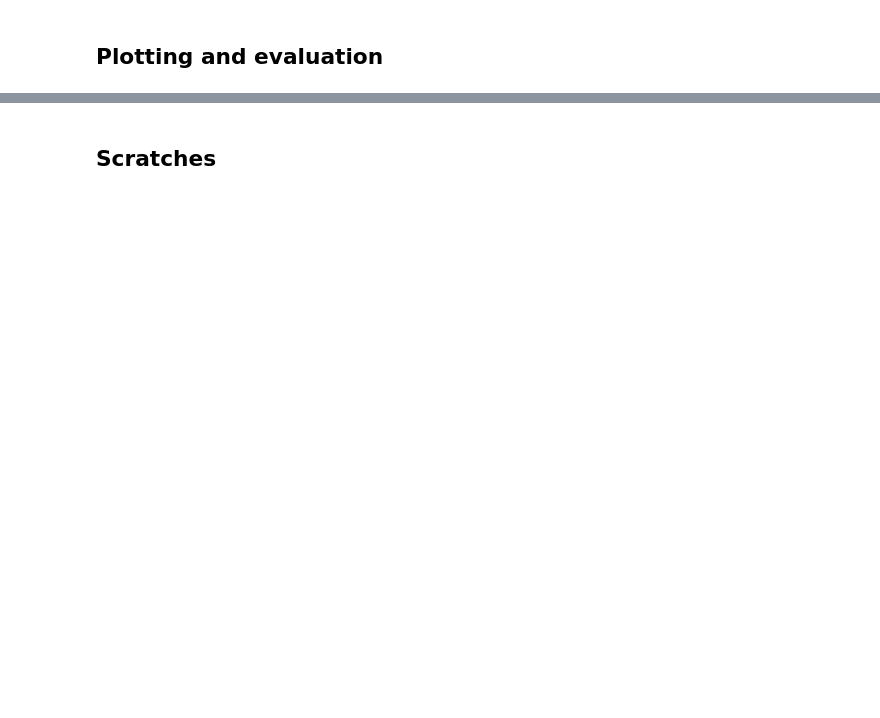
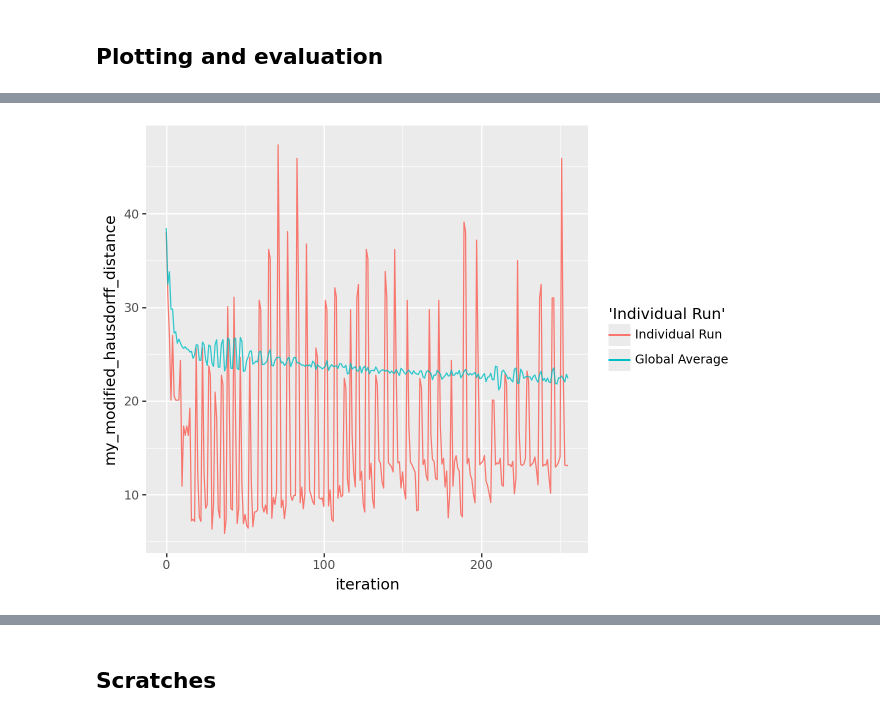
Before and after one commit to selting/CACT, a Jupyter notebook: src/CACT/new_experiments_evalution.ipynb, the cells around one changed output, grey strips where cells are left out. Saved outputs shown, nothing was run; the diff lists cells and outputs as text; code cells hidden in the pictures; blank space fills up the shorter version.

```diff
--- a/src/CACT/new_experiments_evalution.ipynb
+++ b/src/CACT/new_experiments_evalution.ipynb
@@ -29,0 +104,14 @@ df = pd.read_parquet('data/experiments/new_experiments/new_experiments_2026-05-2
+# %%
+# Group by iteration and calculate the mean for all numeric metric columns
+df_average = (
+    df_tidy.group_by("iteration")
+    .agg(
+        pl.col("res__proxy_objectives").mean(),
+        pl.col("my_convex_hull_jaccard_distance").mean(),
+        pl.col("my_hausdorff_distance").mean(),
+        pl.col("my_modified_hausdorff_distance").mean(),
+    )
+    .sort("iteration")
+)
+
+print(df_average.head())
@@ -29,0 +132,38 @@ df = pd.read_parquet('data/experiments/new_experiments/new_experiments_2026-05-2
+# %%
+# 1. Choose the specific run ID you want to look at
+target_trial_index = 1  # Replace with one of your actual meta__run_id values
+target_y = 'my_modified_hausdorff_distance'
+
+# 2. Filter the tidy data for just this run and convert both to Pandas
+df_single_run = df_tidy.filter(
+    pl.col("meta__trial_index") == target_trial_index
+)  # .to_pandas()
+
+# 3. Build the plotnine visualization
+plot = (
+    p9.ggplot()
+    # Layer 1: The Individual Run (mapped to Blue)
+    + p9.geom_line(
+        data=df_single_run,
+        mapping=p9.aes(
+            x="iteration", y=target_y, color="'Individual Run'"
+        ),
+        # size=1
+    )
+    # Layer 2: The Global Average (Thicker line, mapped to Red)
+    + p9.geom_line(
+        data=df_average,
+        mapping=p9.aes(
+            x="iteration", y=target_y, color="'Global Average'"
+        ),
+        # size=1.8,
+        alpha=0.8,
+    )
+)
+
+# 4. Display or save the plot
+plot
+# To save it to disk, uncomment the line below:
+# plot.save("optimization_performance.png", width=8, height=5, dpi=300)
+# %% [output]
+[figure, added]
```
Also changed, not shown: parts of 15 cells of this notebook, 9 other files.
